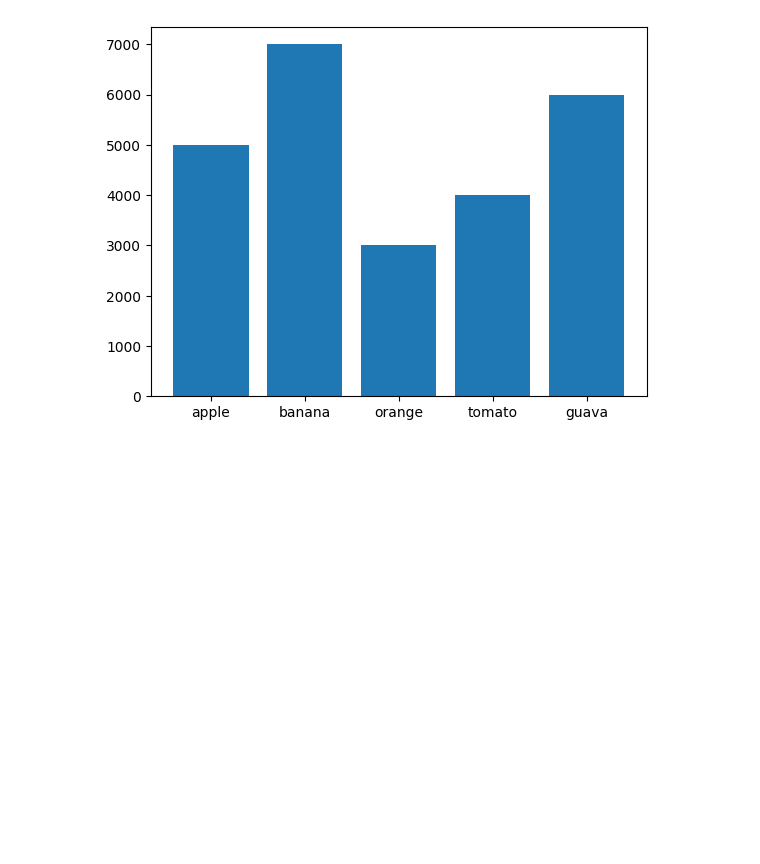
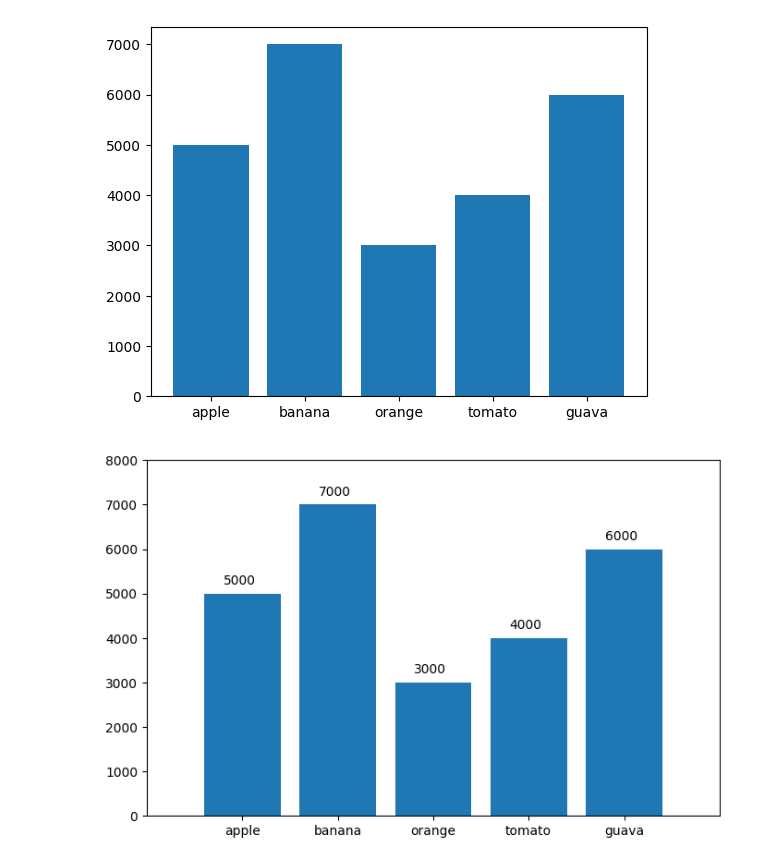
Before and after one commit to xuanlll17/11209_python, a Jupyter notebook: numpy/numpy.ipynb, the cells around one changed output. Cells and saved outputs as stored; diff of their text form; code cells hidden in the pictures; blank space fills up the shorter version.

```diff
--- a/numpy/numpy.ipynb
+++ b/numpy/numpy.ipynb
@@ -698,3 +698,21 @@ plt.bar(index, values)
 plt.show()
 # %% [output]
 [figure]
+# %%
+# numpy數值計算和圖表7
+
+index = np.arange(5)
+values = np.array([5, 7, 3, 4, 6]) * 1000
+fig = plt.figure(figsize=(8, 5))
+ax1 = fig.add_subplot(1, 1, 1)  # 列, 行, index  #add_subplot(上下切幾塊，左右切幾塊，左上到右下第幾塊)
+ax1.bar(index, values)
+# 設定x軸標籤
+plt.xticks(index, ["apple", "banana", "orange", "tomato", "guava"])
+# 設定坐標軸範圍, x軸範圍為 [-1, 5], y軸範圍為 [0, 8000]
+plt.axis([-1, 5, 0, 8000])
+for i in index:
+    plt.text(i - 0.2, values[i] + 200, values[i])
+    # x(水平位置), y(垂直位置), 內容
+plt.show()
+# %% [output]
+[figure, added]
```
Also changed, not shown: parts of 16 cells of this notebook, 1 other file.
